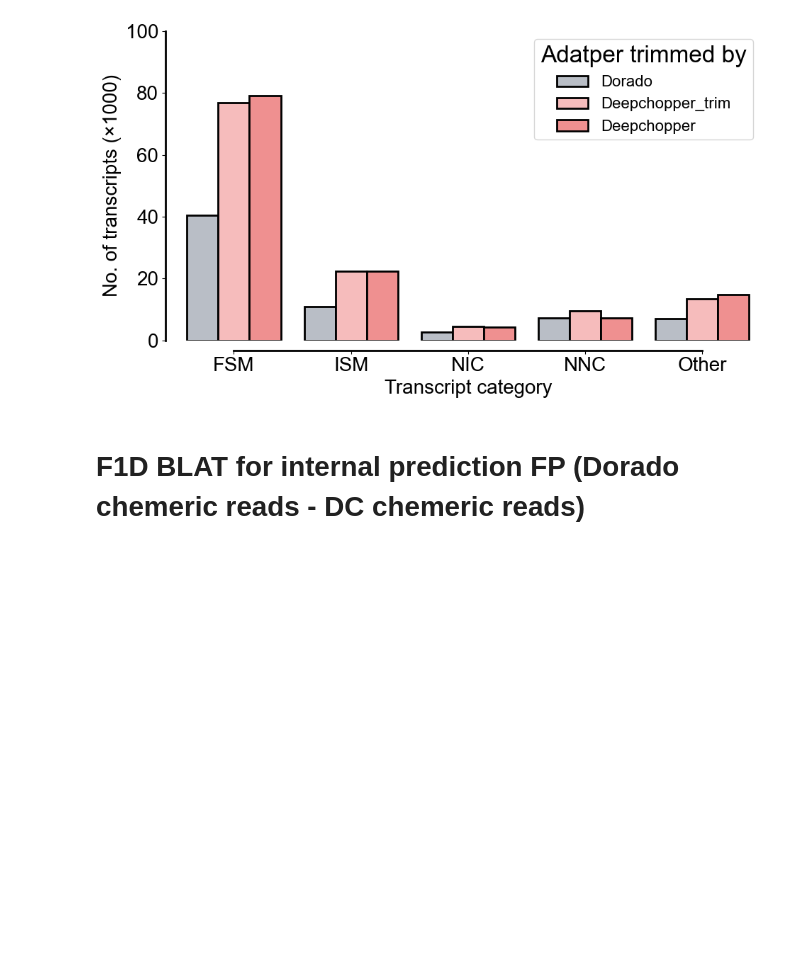
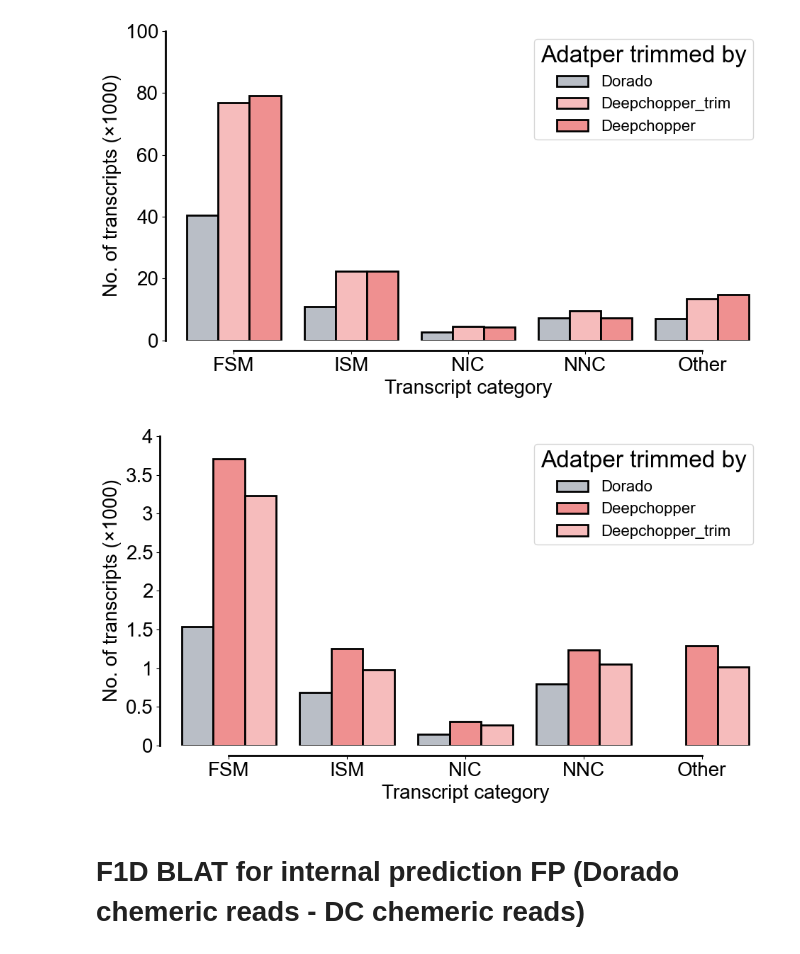
Before and after one commit to cauliyang/deepchopper-paper, a Jupyter notebook: figures/figures.ipynb, the cells around one changed output. Saved outputs shown, nothing was run; the diff lists cells and outputs as text; code cells hidden in the pictures; blank space fills up the shorter version.

```diff
--- a/figures/figures.ipynb
+++ b/figures/figures.ipynb
@@ -1323,6 +1369,21 @@ draw_transcript_annotation(
 )
 # %% [output]
 [figure]
+# %%
+draw_transcript_annotation(
+    vcap004_dorado_with_dc_transcript_annotation,
+    figsize=(10, 6),
+    colors=[g1, g2, g4],
+    hue_order=[
+        "Dorado",
+        "Deepchopper",
+        "Deepchopper_trim",
+    ],
+    figname="vcap004_transcript_annotation_comparison_dorado_trim_dc.pdf",
+    y_tick_label_divide=1000,
+)
+# %% [output]
+[figure, added]
 # %% [markdown]
 # F1D BLAT for internal prediction FP (Dorado chemeric reads - DC chemeric reads)
 # %%
```
Also changed, not shown: parts of 2 cells of this notebook, 5 other files.
